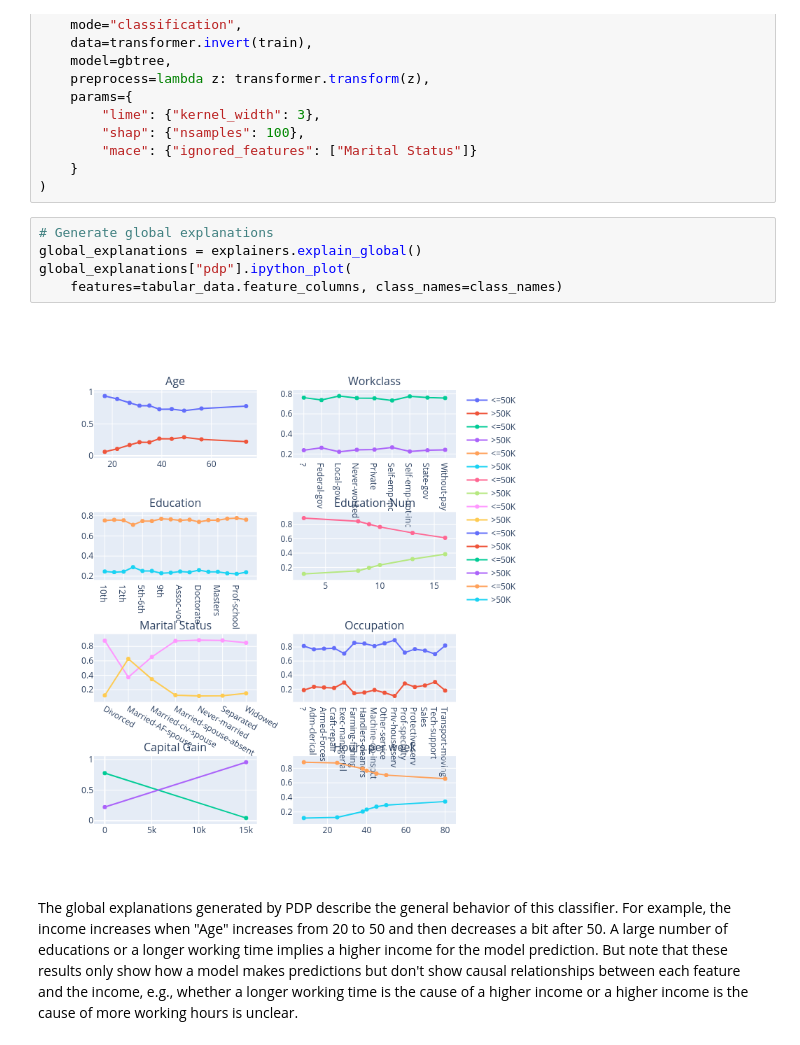
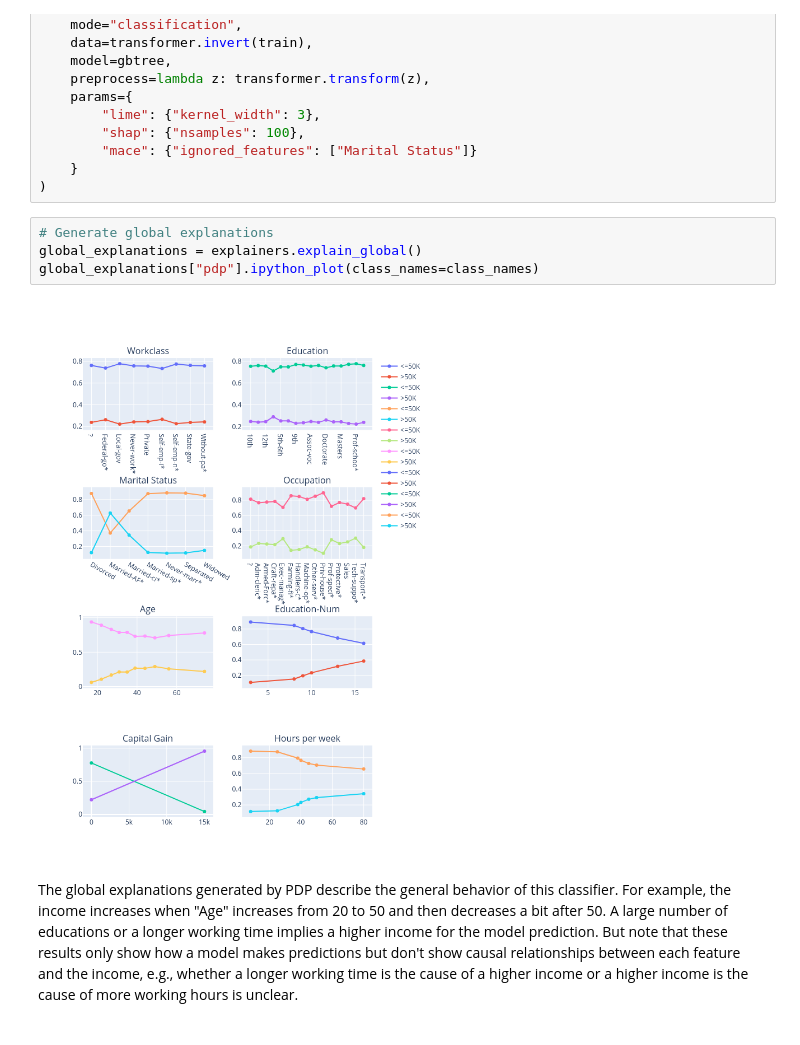
Before and after one commit to salesforce/OmniXAI, a Jupyter notebook: tutorials/omnixai_in_ml_workflow.ipynb, the cells around one changed output. Cells and saved outputs as stored; diff of their text form.

```diff
--- a/tutorials/omnixai_in_ml_workflow.ipynb
+++ b/tutorials/omnixai_in_ml_workflow.ipynb
@@ -208,10 +210,9 @@ explainers = TabularExplainer(
 # %%
 # Generate global explanations
 global_explanations = explainers.explain_global()
-global_explanations["pdp"].ipython_plot(
-    features=tabular_data.feature_columns, class_names=class_names)
+global_explanations["pdp"].ipython_plot(class_names=class_names)
 # %% [output]
-[figure, old version]
+[figure, new version]
 # %% [markdown]
 The global explanations generated by PDP describe the general behavior of this classifier. For example, the income increases when "Age" increases from 20 to 50 and then decreases a bit after 50. A large number of educations or a longer working time implies a higher income for the model prediction. But note that these results only show how a model makes predictions but don't show causal relationships between each feature and the income, e.g., whether a longer working time is the cause of a higher income or a higher income is the cause of more working hours is unclear.
 # %% [markdown]
```
Also changed, not shown: parts of 4 cells of this notebook, 5 other files.
